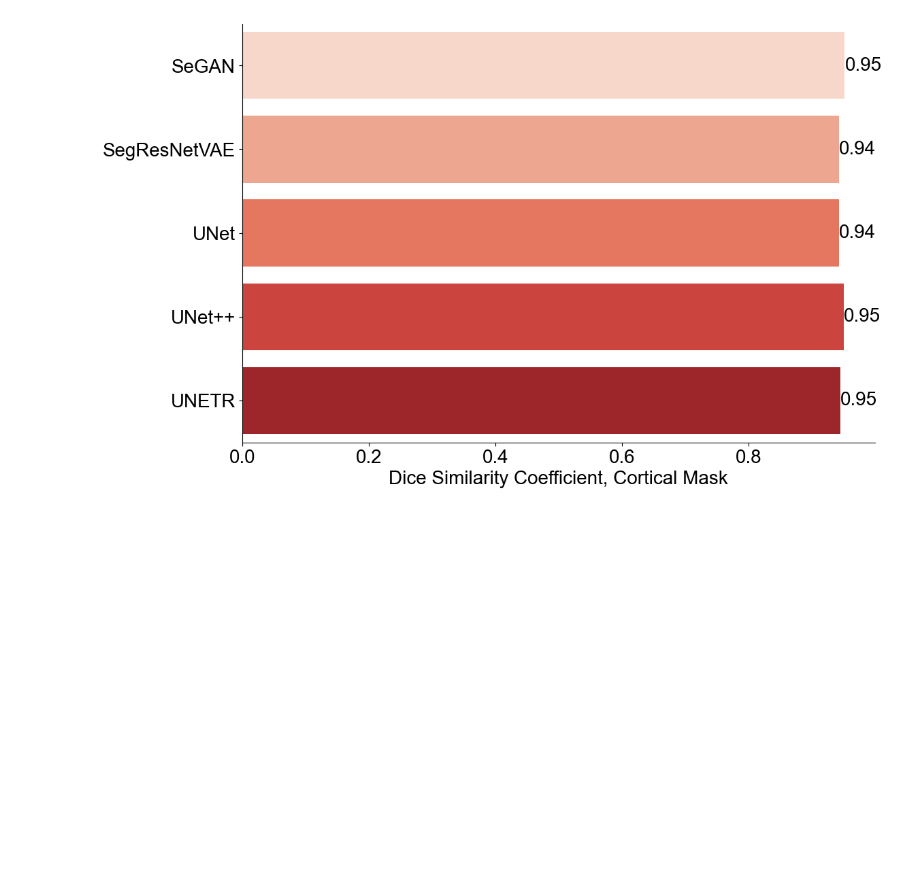
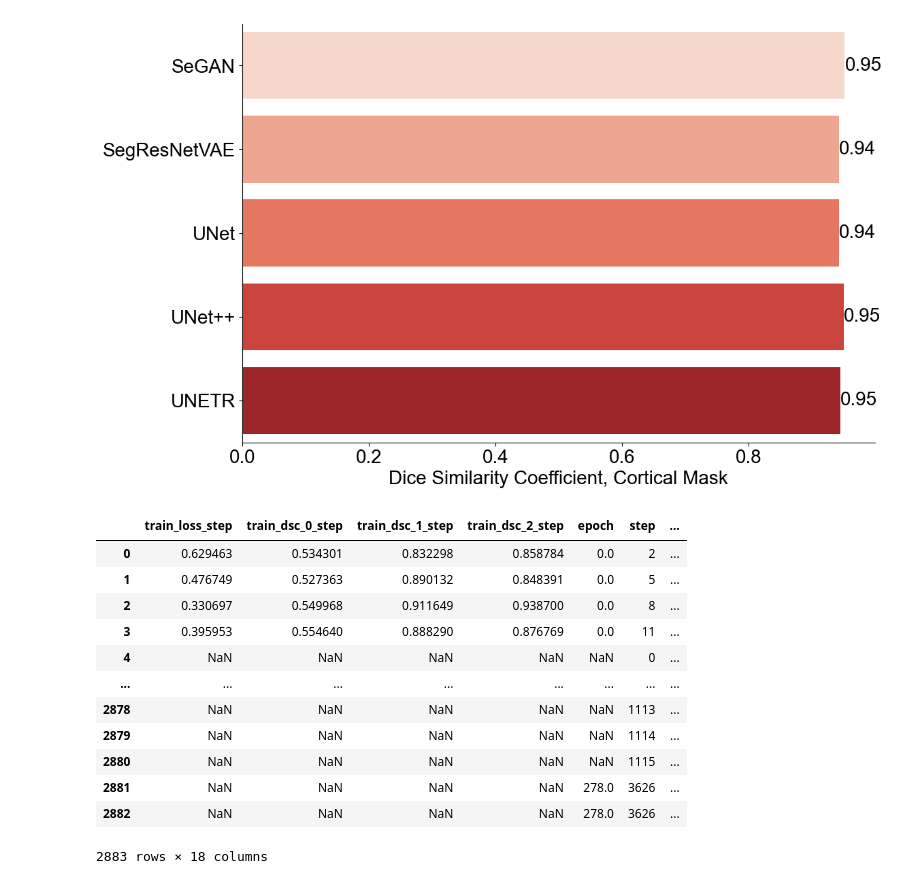
Before and after one commit to Bonelab/hrpqct-knee-segmentation, a Jupyter notebook: notebooks/analyze_rad_tib_cv.ipynb, the cells around one changed output. Saved outputs shown, nothing was run; the diff lists cells and outputs as text; code cells hidden in the pictures; blank space fills up the shorter version.

```diff
--- a/notebooks/analyze_rad_tib_cv.ipynb
+++ b/notebooks/analyze_rad_tib_cv.ipynb
@@ -85,0 +88,16 @@ plt.show()
+# %%
+df
+# %% [output]
+|  | train_loss_step | train_dsc_0_step | train_dsc_1_step | train_dsc_2_step | epoch | step | ... |
+| 0 | 0.629463 | 0.534301 | 0.832298 | 0.858784 | 0.0 | 2 | ... |
+| 1 | 0.476749 | 0.527363 | 0.890132 | 0.848391 | 0.0 | 5 | ... |
+| 2 | 0.330697 | 0.549968 | 0.911649 | 0.938700 | 0.0 | 8 | ... |
+| 3 | 0.395953 | 0.554640 | 0.888290 | 0.876769 | 0.0 | 11 | ... |
+| 4 | NaN | NaN | NaN | NaN | NaN | 0 | ... |
+| ... | ... | ... | ... | ... | ... | ... | ... |
+| 2878 | NaN | NaN | NaN | NaN | NaN | 1113 | ... |
+| 2879 | NaN | NaN | NaN | NaN | NaN | 1114 | ... |
+| 2880 | NaN | NaN | NaN | NaN | NaN | 1115 | ... |
+| 2881 | NaN | NaN | NaN | NaN | 278.0 | 3626 | ... |
+| 2882 | NaN | NaN | NaN | NaN | 278.0 | 3626 | ... |
+2883 rows × 18 columns
```
Also changed, not shown: parts of 3 cells of this notebook, 5 other files.
